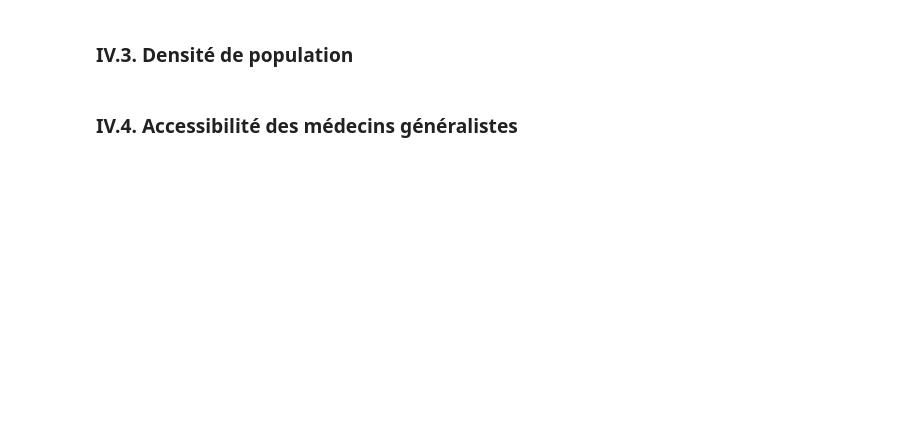
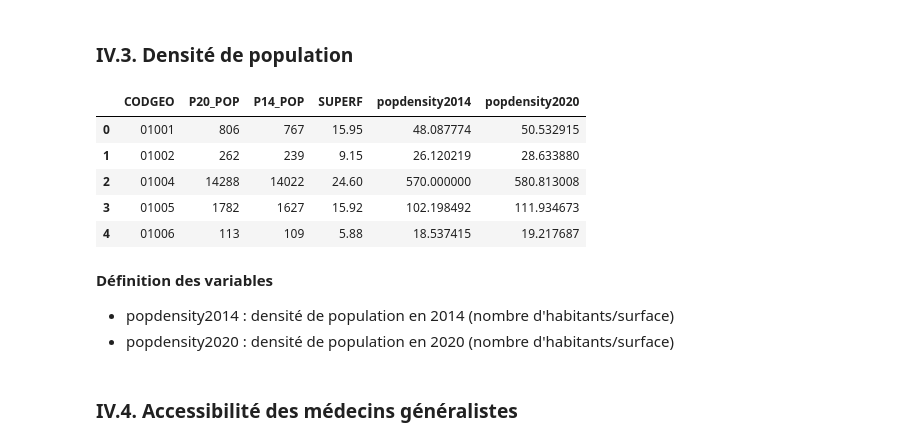
Before and after one commit to pwisniewski-econ/interestnpy, a Jupyter notebook: notebook_french.ipynb, the cells around one changed output. Saved outputs shown, nothing was run; the diff lists cells and outputs as text; code cells hidden in the pictures; blank space fills up the shorter version.

```diff
--- a/notebook_french.ipynb
+++ b/notebook_french.ipynb
@@ -466,4 +489,17 @@ densite["popdensity2019"] = densite["P20_POP"] / densite["SUPERF"]
 densite["CODGEO"] = densite["CODGEO"].astype(str) #preventive bug correction
+# %%
+densite.head()
+# %% [output]
+|  | CODGEO | P20_POP | P14_POP | SUPERF | popdensity2014 | popdensity2020 |
+| 0 | 01001 | 806 | 767 | 15.95 | 48.087774 | 50.532915 |
+| 1 | 01002 | 262 | 239 | 9.15 | 26.120219 | 28.633880 |
+| 2 | 01004 | 14288 | 14022 | 24.60 | 570.000000 | 580.813008 |
+| 3 | 01005 | 1782 | 1627 | 15.92 | 102.198492 | 111.934673 |
+| 4 | 01006 | 113 | 109 | 5.88 | 18.537415 | 19.217687 |
+# %% [markdown]
+**Définition des variables**
++ popdensity2014 : densité de population en 2014 (nombre d'habitants/surface)
++ popdensity2020 : densité de population en 2020 (nombre d'habitants/surface)
 # %%
 #MERGE INCOME2014_2019 AND DENSITE
 control_var = pd.merge(income2014_2019,densite,how="inner",on=["CODGEO"])
```
Also changed, not shown: parts of 34 cells of this notebook.
